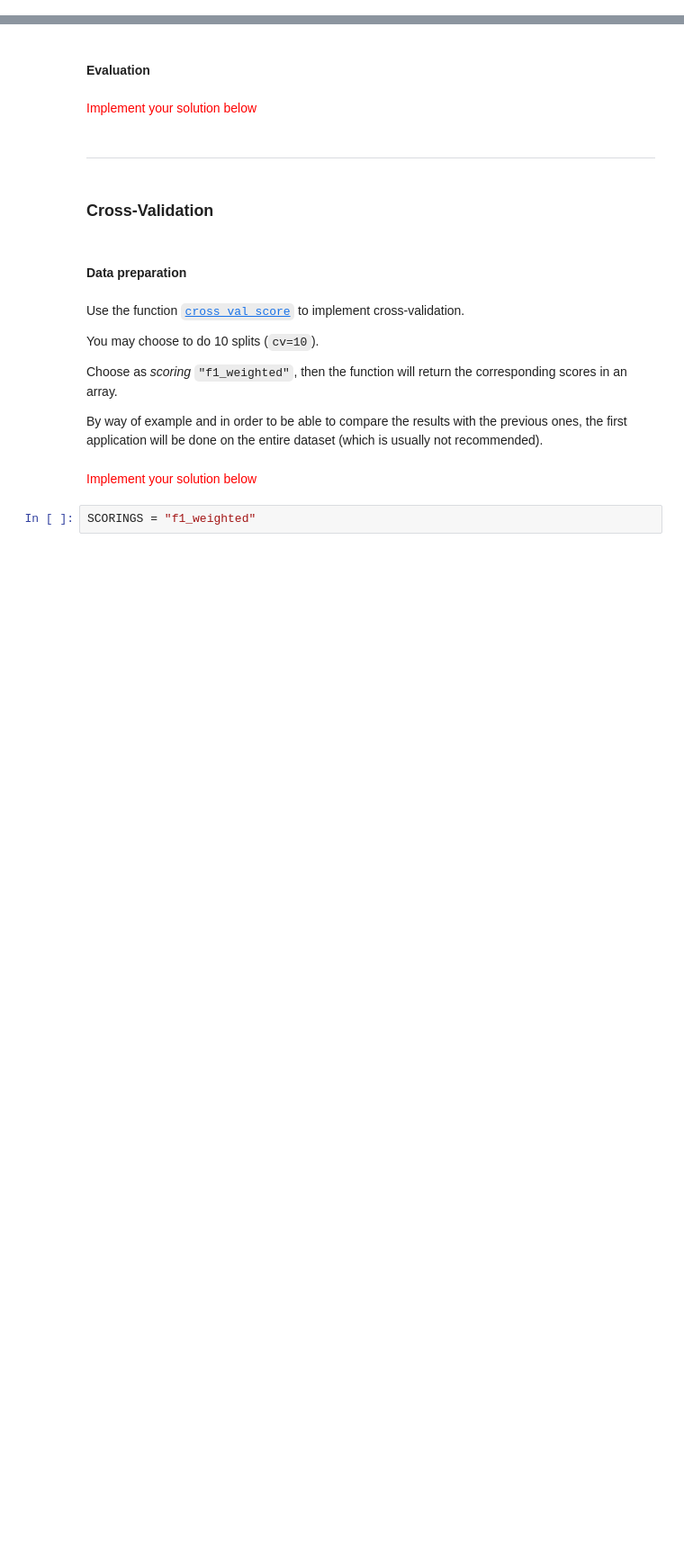
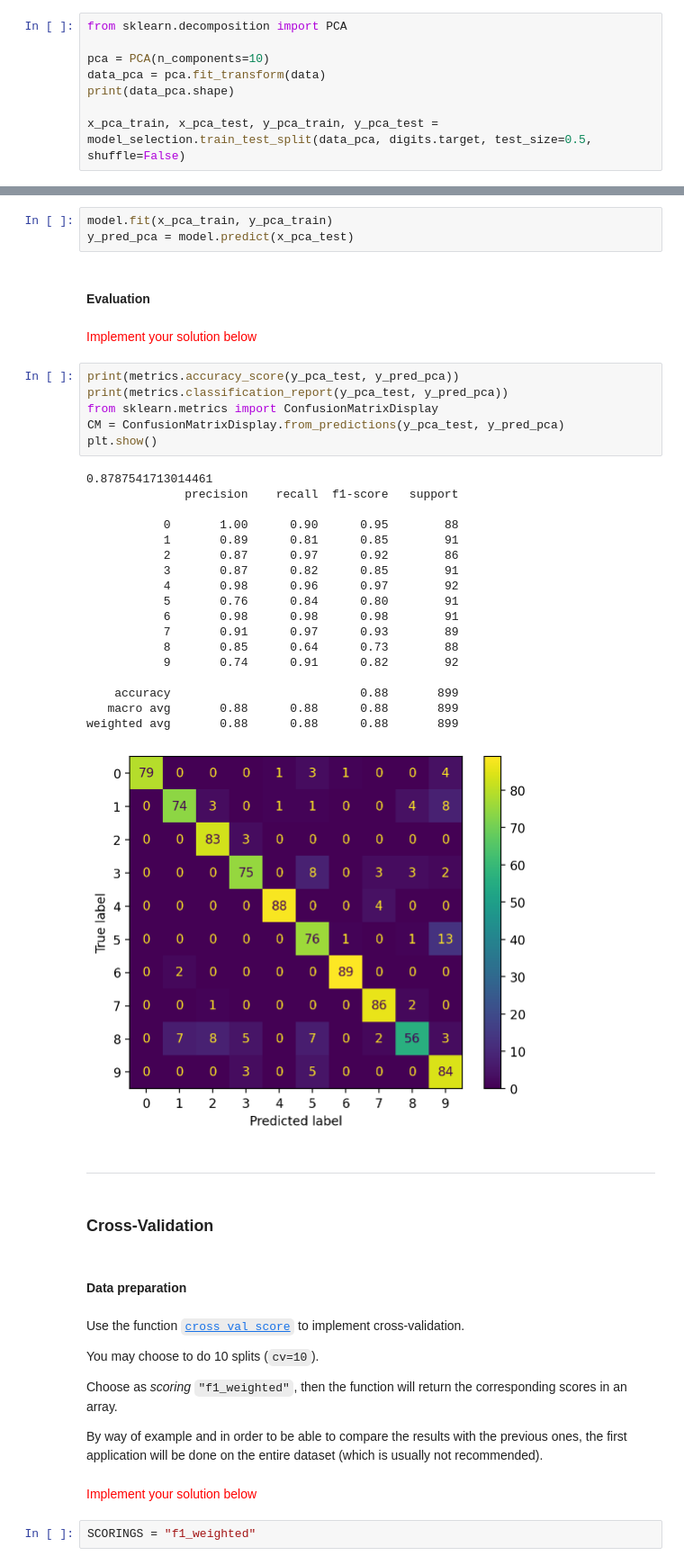
Before and after one commit to Wubpooz/APP5, a Jupyter notebook: Apprentissage_Automatise/TP 2 - Scikit-Learn - Evaluation.ipynb, the cells around one changed output, grey strips where cells are left out. Shown at 90% size. Drawn from its saved outputs; the diff is of its cells as text; blank space fills up the shorter version.

```diff
--- a/Apprentissage_Automatise/TP 2 - Scikit-Learn - Evaluation.ipynb
+++ b/Apprentissage_Automatise/TP 2 - Scikit-Learn - Evaluation.ipynb
@@ -108,3 +189,11 @@ Try to reduce the number of features through the ([PCA](https://scikit-learn.org
 #### PCA and training/evaluation data selection
 # %% [markdown]
 <span style="color:red">Implement your solution below</span>
+# %%
+from sklearn.decomposition import PCA
+
+pca = PCA(n_components=10)
+data_pca = pca.fit_transform(data)
+print(data_pca.shape)
+
+x_pca_train, x_pca_test, y_pca_train, y_pca_test = model_selection.train_test_split(data_pca, digits.target, test_size=0.5, shuffle=False)
@@ -112,10 +203,38 @@ Try to reduce the number of features through the ([PCA](https://scikit-learn.org
 #### Model training
 # %% [markdown]
 <span style="color:red">Implement your solution below</span>
+# %%
+model.fit(x_pca_train, y_pca_train)
+y_pred_pca = model.predict(x_pca_test)
 # %% [markdown]
 #### Evaluation
 # %% [markdown]
 <span style="color:red">Implement your solution below</span>
+# %%
+print(metrics.accuracy_score(y_pca_test, y_pred_pca))
+print(metrics.classification_report(y_pca_test, y_pred_pca))
+from sklearn.metrics import ConfusionMatrixDisplay
+CM = ConfusionMatrixDisplay.from_predictions(y_pca_test, y_pred_pca)
+plt.show()
+# %% [output]
+0.8787541713014461
+              precision    recall  f1-score   support
+
+           0       1.00      0.90      0.95        88
+           1       0.89      0.81      0.85        91
+           2       0.87      0.97      0.92        86
+           3       0.87      0.82      0.85        91
+           4       0.98      0.96      0.97        92
+           5       0.76      0.84      0.80        91
+           6       0.98      0.98      0.98        91
+           7       0.91      0.97      0.93        89
+           8       0.85      0.64      0.73        88
+           9       0.74      0.91      0.82        92
+
+    accuracy                           0.88       899
+   macro avg       0.88      0.88      0.88       899
+weighted avg       0.88      0.88      0.88       899
+[figure, added]
 # %% [markdown]
 ---
 # %% [markdown]
```
Also changed, not shown: parts of 8 cells of this notebook.
